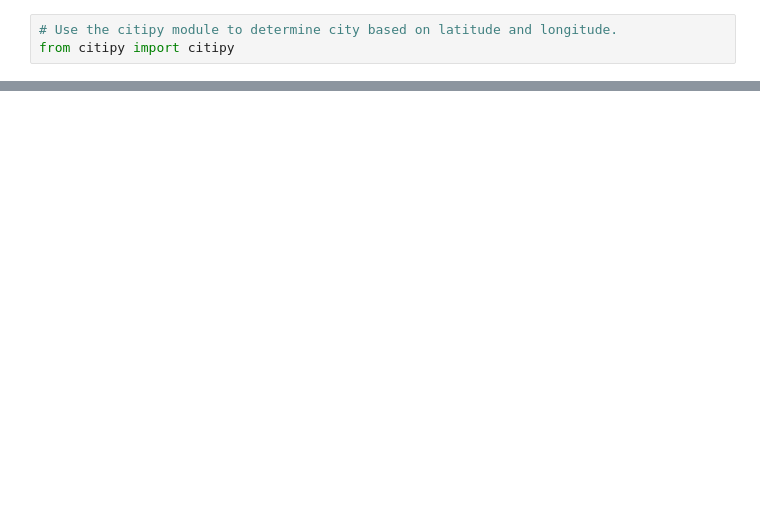
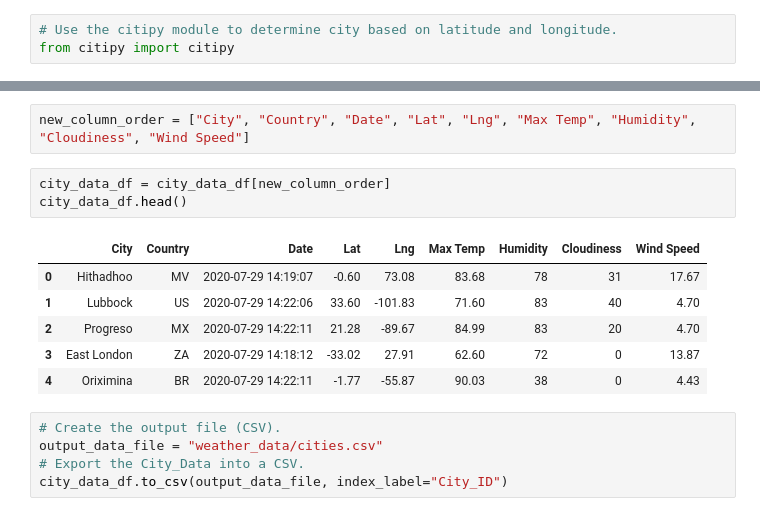
Before and after one commit to asadca4u/World_Weather_Analysis, a Jupyter notebook: WeatherPy.ipynb, the cells around one changed output, grey strips where cells are left out. Cells and saved outputs as stored; diff of their text form; blank space fills up the shorter version.

```diff
--- a/WeatherPy.ipynb
+++ b/WeatherPy.ipynb
@@ -38,0 +160,17 @@ from citipy import citipy
+# %%
+new_column_order = ["City", "Country", "Date", "Lat", "Lng", "Max Temp", "Humidity", "Cloudiness", "Wind Speed"]
+# %%
+city_data_df = city_data_df[new_column_order]
+city_data_df.head()
+# %% [output]
+|  | City | Country | Date | Lat | Lng | Max Temp | Humidity | Cloudiness | Wind Speed |
+| 0 | Hithadhoo | MV | 2020-07-29 14:19:07 | -0.60 | 73.08 | 83.68 | 78 | 31 | 17.67 |
+| 1 | Lubbock | US | 2020-07-29 14:22:06 | 33.60 | -101.83 | 71.60 | 83 | 40 | 4.70 |
+| 2 | Progreso | MX | 2020-07-29 14:22:11 | 21.28 | -89.67 | 84.99 | 83 | 20 | 4.70 |
+| 3 | East London | ZA | 2020-07-29 14:18:12 | -33.02 | 27.91 | 62.60 | 72 | 0 | 13.87 |
+| 4 | Oriximina | BR | 2020-07-29 14:22:11 | -1.77 | -55.87 | 90.03 | 38 | 0 | 4.43 |
+# %%
+# Create the output file (CSV).
+output_data_file = "weather_data/cities.csv"
+# Export the City_Data into a CSV.
+city_data_df.to_csv(output_data_file, index_label="City_ID")
```
Also changed, not shown: parts of 7 cells of this notebook, 3 other files.
